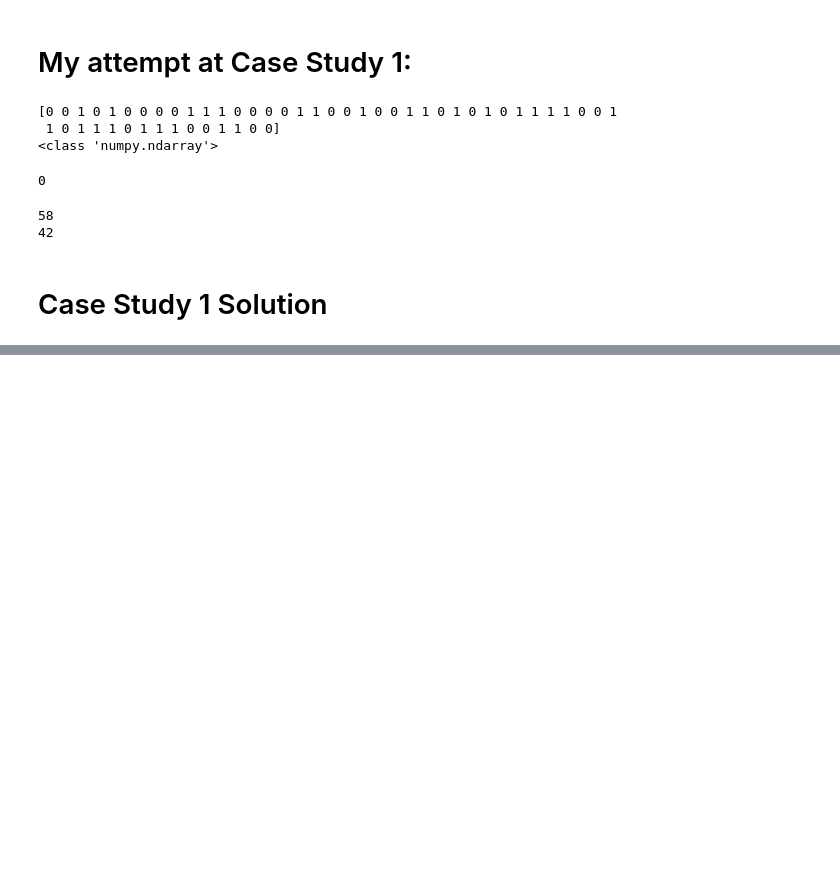
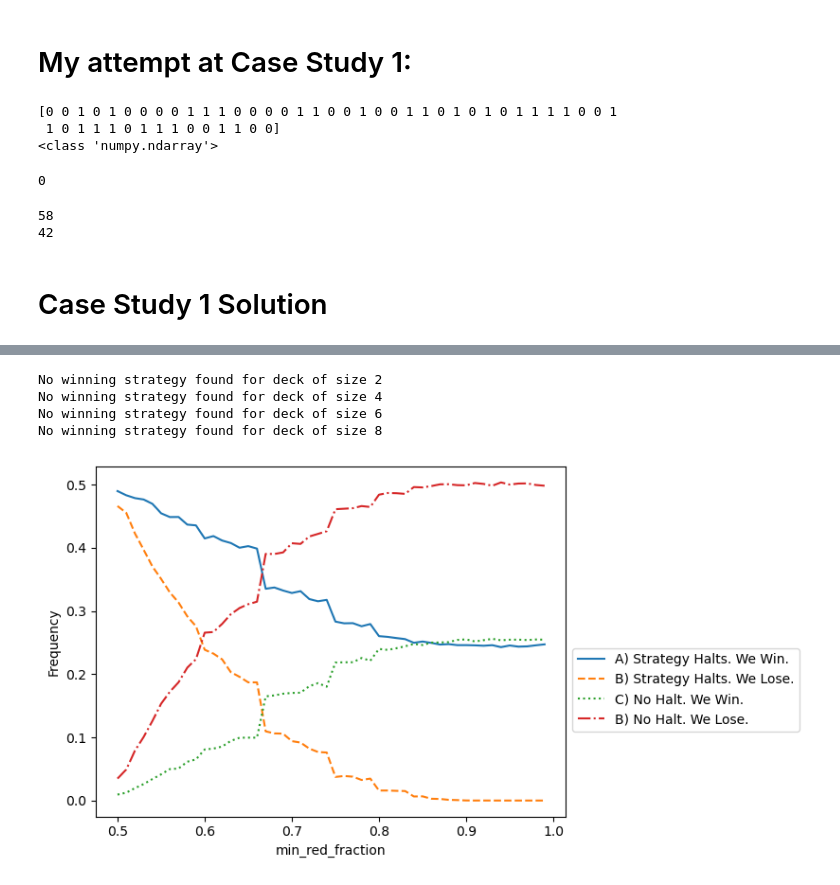
Before and after one commit to IanSinColorado/DataScienceBootcamp, a Jupyter notebook: Chapter4.CaseStudy1.ipynb, the cells around one changed output, grey strips where cells are left out. Cells and saved outputs as stored; diff of their text form; code cells hidden in the pictures; blank space fills up the shorter version.

```diff
--- a/Chapter4.CaseStudy1.ipynb
+++ b/Chapter4.CaseStudy1.ipynb
@@ -129,0 +204,18 @@ def execute_strategy(min_fraction_red=0.5, shuffled_deck=None, return_index=Fals
+# %%
+# ***********************************
+# This code will take an hour to run
+# ***********************************
+# Compute a confidence interval for 150 million shuffles
+np.random.seed(0)
+frequency_array = np.array([repeat_game(50000) for _ in range(3000)])
+
+likelihoods, bin_edges, patches = plt.hist(frequency_array, bins='auto', edgecolor='k', density=True)
+bin_width = bin_edges[1] - bin_edges[0]
+start_index, end_index = compute_high_confidence_interval(likelihoods, bin_width)
+
+for i in range(start_index, end_index):
+    patches[i].set_facecolor('yellow')
+plt.xlabel('Binned Frequency')
+plt.ylabel('Relative Likelihood')
+
+plt.show()
@@ -129,0 +287,56 @@ def execute_strategy(min_fraction_red=0.5, shuffled_deck=None, return_index=Fals
+# %%
+# Trying out different deck sizes
+for total_cards in [2, 4, 6, 8]:
+    total_red_cards = int(total_cards / 2)
+    total_black_cards = total_red_cards
+    unshuffled_deck = [1] * total_red_cards + [0] * total_black_cards
+
+    sample_space = set(itertools.permutations(unshuffled_deck))
+    probabilities = scan_strategies()
+    if all(prob == 0.5 for prob in probabilities):
+        print(f"No winning strategy found for deck of size {total_cards}")
+    else:
+        print(f"Winning strategy found for deck of size {total_cards}")
+# %% [output]
+No winning strategy found for deck of size 2
+No winning strategy found for deck of size 4
+No winning strategy found for deck of size 6
+No winning strategy found for deck of size 8
+# %%
+# min_red_fraction plotted against sampled frequencies for all four possible scenarios:
+np.random.seed(0)
+total_cards = 52
+total_red_cards = 26
+unshuffled_deck = red_cards + black_cards
+
+def repeat_game_detailed(number_repeats, min_red_fraction):
+    observations = [execute_strategy(min_red_fraction, return_index=True) for _ in range(number_repeats)]
+    successes = [index for index, card, in observations if card == 1]
+    halt_success = len([index for index in successes if index != 51])
+    no_halt_success = len(successes) - halt_success
+
+    failures = [index for index, card, in observations if card == 0]
+    halt_failure = len([index for index in failures if index != 51])
+    no_halt_failure = len(failures) - halt_failure
+    result = [halt_success, halt_failure, no_halt_success, no_halt_failure]
+    return [r / number_repeats for r in result]
+
+fractions = [value / 100 for value in range(50, 100)]
+num_repeats = 50000
+result_types = [[], [], [], []]
+
+for fraction in fractions:
+    result = repeat_game_detailed(num_repeats, fraction)
+    for i in range(4):
+        result_types[i].append(result[i])
+
+plt.plot(fractions, result_types[0], label='A) Strategy Halts. We Win.')
+plt.plot(fractions, result_types[1], linestyle='--', label='B) Strategy Halts. We Lose.')
+plt.plot(fractions, result_types[2], linestyle=':', label='C) No Halt. We Win.')
+plt.plot(fractions, result_types[3], linestyle='-.', label='B) No Halt. We Lose.')
+plt.xlabel('min_red_fraction')
+plt.ylabel('Frequency')
+plt.legend(bbox_to_anchor=(1.0, 0.5))
+plt.show()
+# %% [output]
+[figure, added]
```
Also changed, not shown: parts of 15 cells of this notebook, 1 other file.
